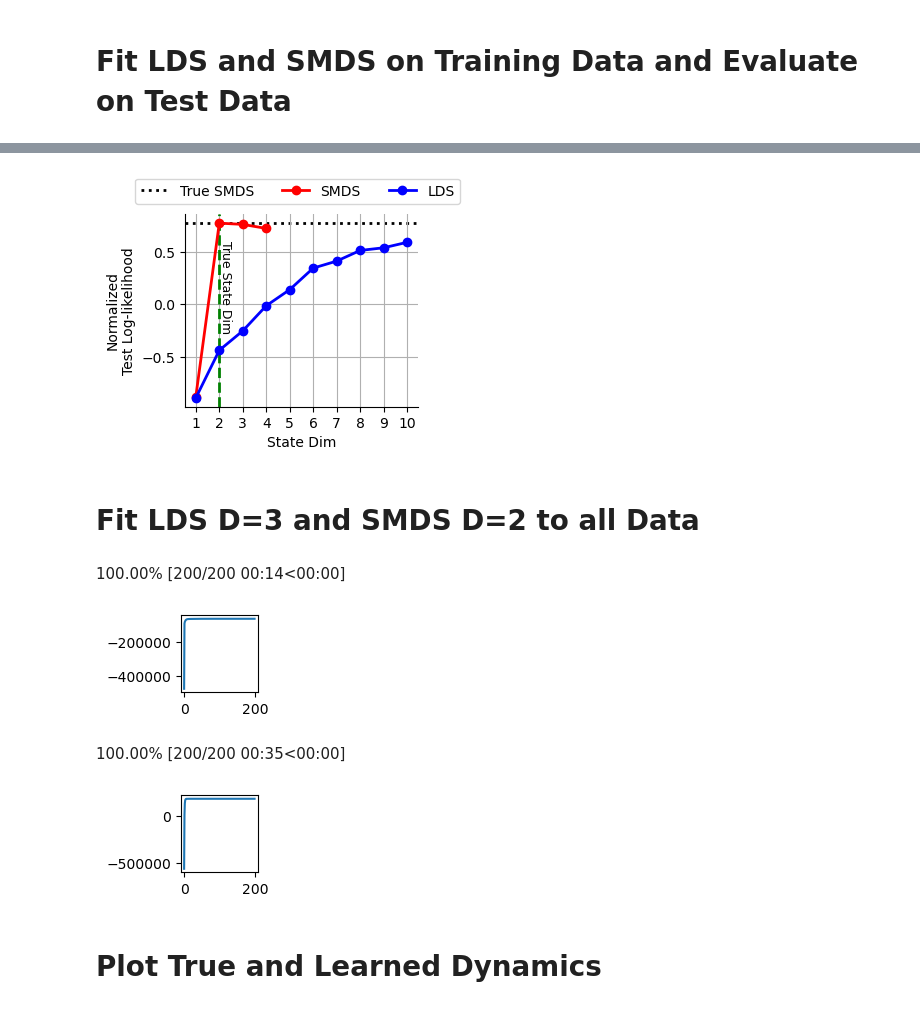
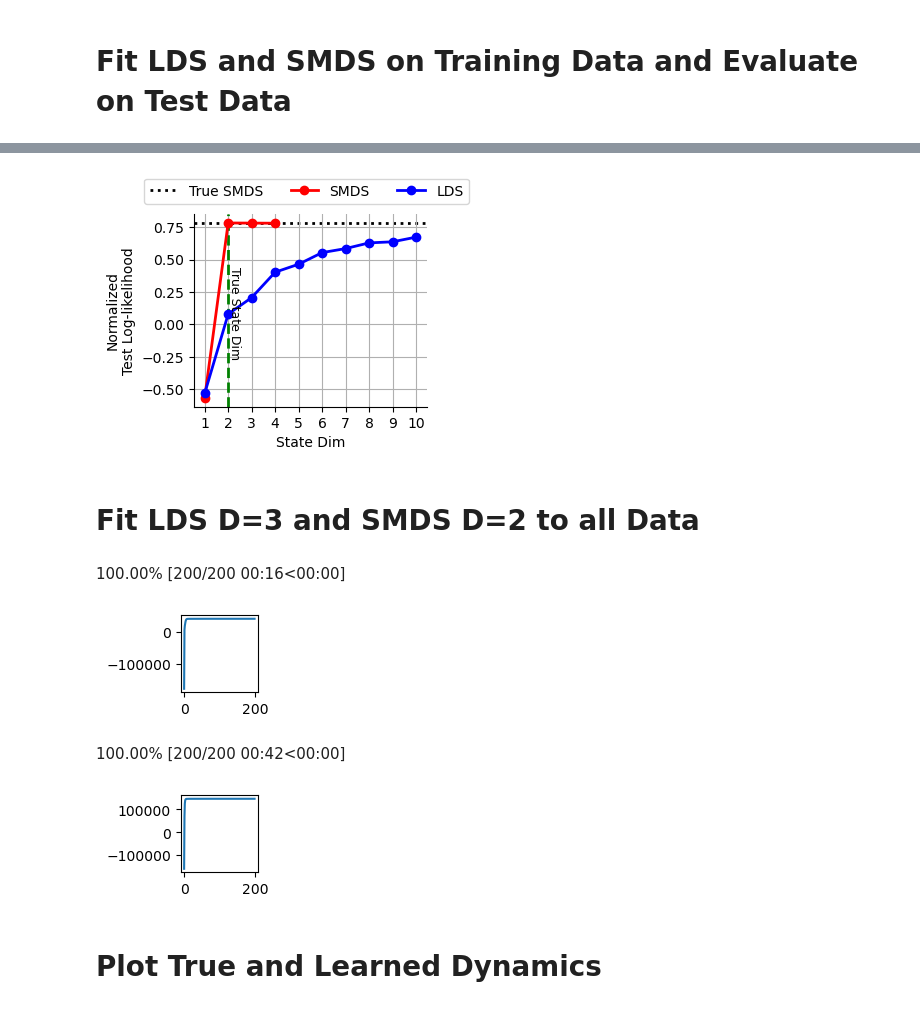
Before and after one commit to lindermanlab/smds, a Jupyter notebook: toy_example.ipynb, the cells around one changed output, grey strips where cells are left out. Cells and saved outputs as stored; diff of their text form; code cells hidden in the pictures.

```diff
--- a/toy_example.ipynb
+++ b/toy_example.ipynb
@@ -184,15 +184,16 @@ num_timesteps = 30
 
 smoothing_window = 100
 
-dof = true_state_dim * (emission_dim - true_state_dim)
-dof_shape = (true_state_dim, emission_dim - true_state_dim)
+in_manifold_dof = true_state_dim * (true_state_dim - 1) // 2
+out_manifold_dof = true_state_dim * (emission_dim - true_state_dim)
+dof = in_manifold_dof + out_manifold_dof
 
 true_model = StiefelManifoldSSM(state_dim=true_state_dim,
                                 emission_dim=emission_dim,
                                 num_trials=num_trials,
                                 num_conditions=num_conditions)
 
-key = jr.PRNGKey(313456)
+key = jr.PRNGKey(12)
 
 dynamics = random_rotation(seed=key, n=true_state_dim, theta=jnp.pi/5)
 
@@ -216,7 +217,6 @@ _, _velocity = jax.lax.scan(_get_velocity, _initial_velocity, keys[:-1])
 _velocity = jnp.concatenate([_initial_velocity[None], _velocity])
 _velocity = vmap(moving_average_adaptive, in_axes=(-1, None))(_velocity, smoothing_window).T
 true_tau = jnp.var(jnp.diff(_velocity, axis=0), axis=0)
-_velocity = _velocity.reshape((num_trials,) + dof_shape)
 
 key, key_root = jr.split(key)
 true_params, param_props, true_velocity = true_model.initialize(tau=true_tau,
@@ -382,15 +382,13 @@ smds_test_state_dims = np.arange(1, 5, 1)
 test_ekf_marginal_lls = []
 num_iters = 200
 for smds_test_state_dim in smds_test_state_dims:
-    ddof = smds_test_state_dim * (emission_dim - smds_test_state_dim)
-    dof = (smds_test_state_dim, emission_dim - smds_test_state_dim)
+    ddof = smds_test_state_dim * (smds_test_state_dim - 1) // 2 + smds_test_state_dim * (emission_dim - smds_test_state_dim)
     test_model = StiefelManifoldSSM(smds_test_state_dim,
                                     emission_dim,
                                     num_trials=len(train_obs),
                                     num_conditions=num_conditions,
                                     has_dynamics_bias=False,
                                     tau_per_dim=True,
-                                    tau_per_axis=False,
                                     emissions_cov_eps=1e-9,
                                     max_tau=1e-3,
                                     ekf_num_iters=1,
@@ -481,7 +479,7 @@ fig.legend(handles, labels, loc='upper center', ncol=3, bbox_to_anchor=(0.5, 1.0
 
 plt.show()
 # %% [output]
-[figure, old version]
+[figure, new version]
 # %% [markdown]
 # Fit LDS D=3 and SMDS D=2 to all Data
 # %%
@@ -514,53 +512,54 @@ for test_state_dim in [3]:
 
     lds_models.append((test_model, test_params))
 # %% [output]
-100.00% [200/200 00:14<00:00]
+100.00% [200/200 00:16<00:00]
-[figure, old version]
+[figure, new version]
 # %%
 # run this
 key = jr.PRNGKey(123456)
 smds_models = []
 num_iters = 200
 for smds_test_state_dim in [2]:
-    ddof = smds_test_state_dim * (emission_dim - smds_test_state_dim)
-    dof = (smds_test_state_dim, emission_dim - smds_test_state_dim)
+    ddof = smds_test_state_dim * (smds_test_state_dim - 1) // 2 + smds_test_state_dim * (emission_dim - smds_test_state_dim)
     test_model = StiefelManifoldSSM(smds_test_state_dim,
                                     emission_dim,
                                     num_trials=len(train_obs),
                                     num_conditions=num_conditions,
                                     has_dynamics_bias=False,
                                     tau_per_dim=True,
-                                    tau_per_axis=False,
                                     emissions_cov_eps=1e-9,
                                     max_tau=1e-3,
                                     ekf_num_iters=1,
                                     initial_velocity_covariance_prior=IG(concentration=1e-6, scale=1e-6),
                                     tau_prior=IG(concentration=1e-6, scale=1e-6),
                                     )
 
     U_base = PCA(n_components=emission_dim).fit(train_obs.reshape(-1, emission_dim)).components_.T
     emission_weights = jnp.tile(U_base[:, :smds_test_state_dim][None], (len(train_obs), 1, 1))
 
     key, key_root = jr.split(key)
     test_params, param_props, _ = test_model.initialize(U_base=U_base,
                                                         tau=jnp.ones(ddof)*1e-6,
                                                         emission_weights=emission_weights,
                                                         initial_velocity_cov=1e-4*jnp.eye(ddof),
                                                         key=key)
 
     test_params, marginal_lls = test_model.fit_em(test_params, param_props,
                                                   train_obs,
                                                   conditions=conditions,
+                                                  trial_masks=trial_masks,
+                                                  block_ids=block_ids,
+                                                  block_masks=block_masks,
                                                   num_iters=num_iters)
 
     plt.figure(figsize=(1,1))
     plt.plot(marginal_lls)
     plt.show()
 
     smds_models.append((test_model, test_params))
 # %% [output]
-100.00% [200/200 00:35<00:00]
+100.00% [200/200 00:42<00:00]
-[figure, old version]
+[figure, new version]
 # %% [markdown]
 # Plot True and Learned Dynamics
 # %%
```
Also changed, not shown: parts of 11 cells of this notebook, 4 other files.
